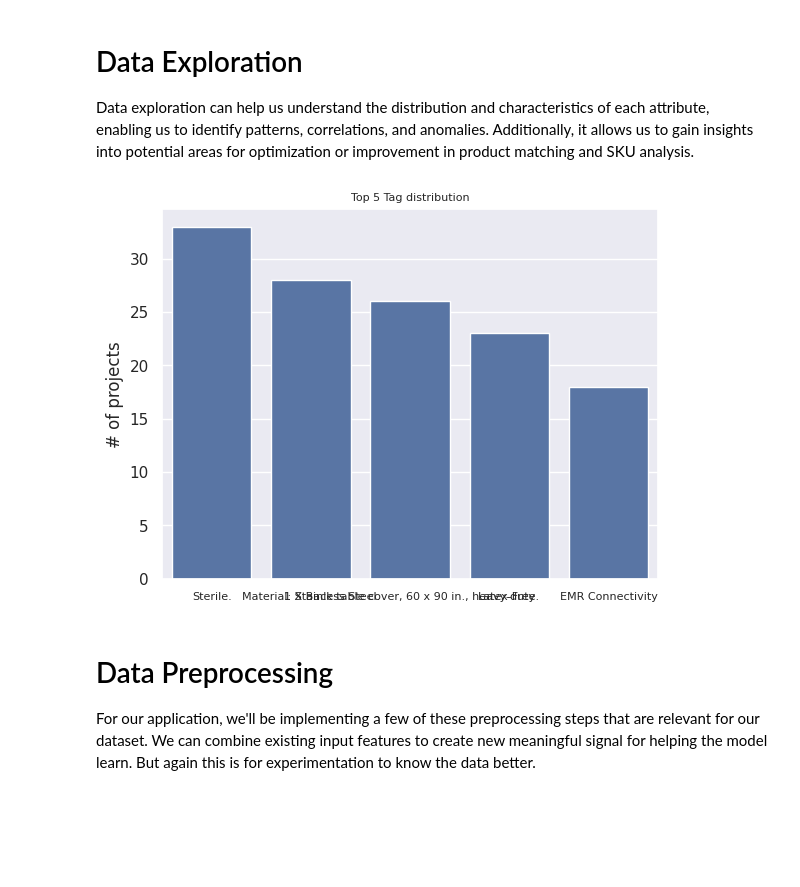
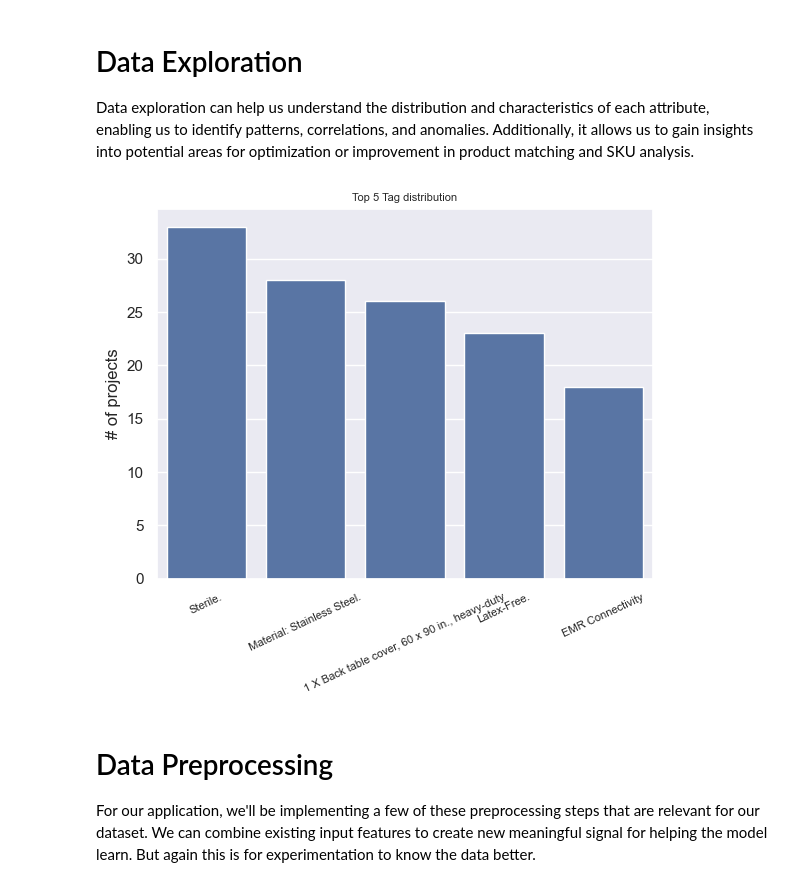
Before and after one commit to kontacky01/SOEN-471-MECP-Project, a Jupyter notebook: Project_Big_Data_26.ipynb, the cells around one changed output. Drawn from its saved outputs; the diff is of its cells as text; code cells hidden in the pictures; blank space fills up the shorter version.

Commit message:
Rotate graph labels

```diff
--- a/Project_Big_Data_26.ipynb
+++ b/Project_Big_Data_26.ipynb
@@ -98,19 +98,19 @@ from wordcloud import WordCloud, STOPWORDS
 # %%
 # Most common tags
 all_tags = Counter(df.description)
 # Get the top 5 most common tags
 top_tags = dict(all_tags.most_common(5))
 
 # Plot tag frequencies
 tags, tag_counts = zip(*top_tags.items())
 plt.figure()
 ax = sns.barplot(x=list(tags), y=list(tag_counts))
-ax.set_xticklabels(tags, rotation=0, fontsize=8)
+ax.set_xticklabels(tags, rotation=25, fontsize=8)
 plt.title("Top 5 Tag distribution", fontsize=8)
 plt.ylabel("# of projects", fontsize=12)
 plt.show()
 # %% [output]
-[figure, old version]
+[figure, new version]
 # %% [markdown]
 # Data Preprocessing
 
```
